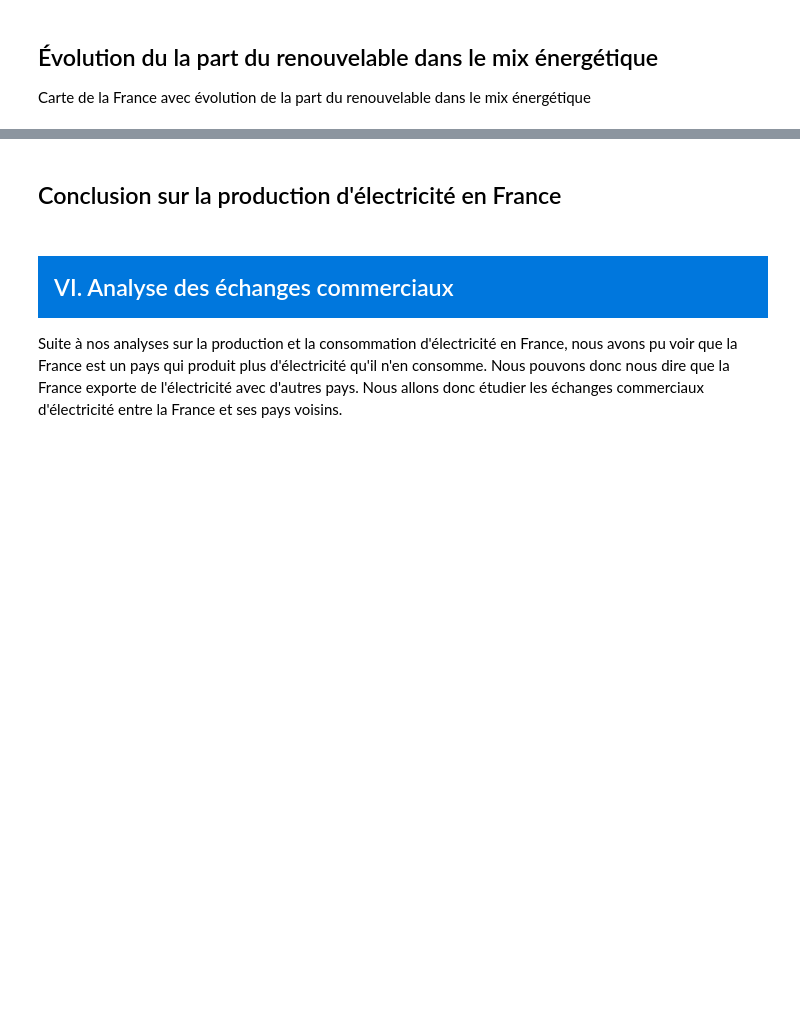
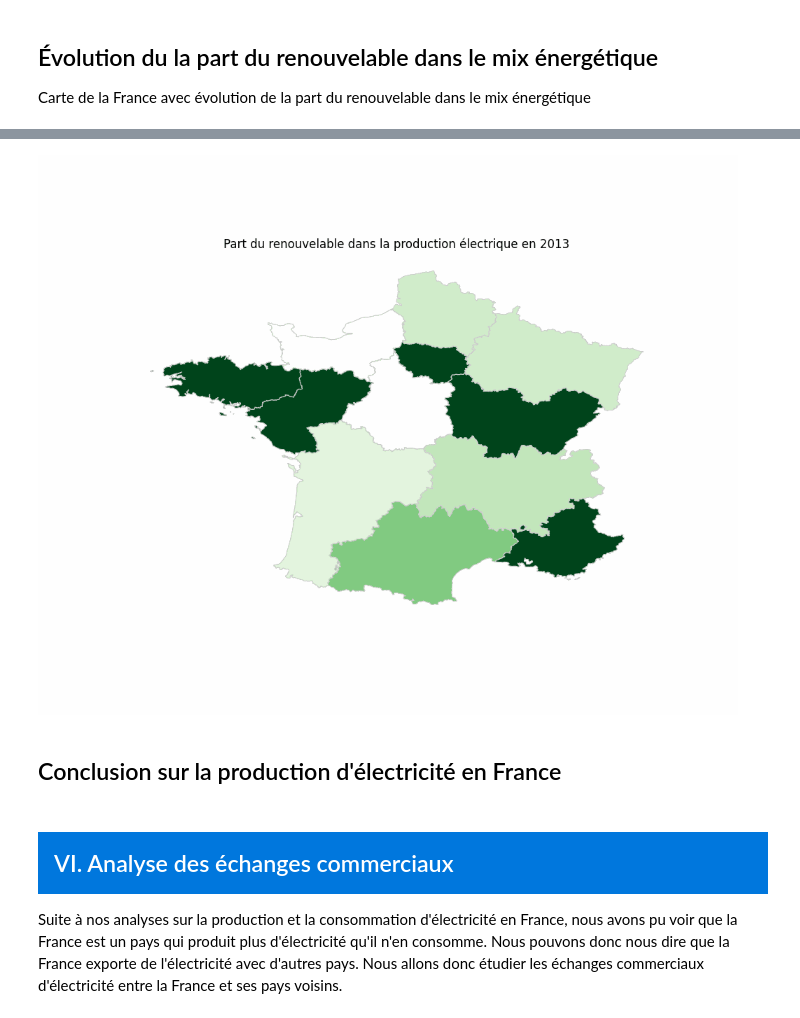
Before and after one commit to Hisqkq/Projet-outinfo, a Jupyter notebook: theo.ipynb, the cells around one changed output, grey strips where cells are left out. Saved outputs shown, nothing was run; the diff lists cells and outputs as text; code cells hidden in the pictures; blank space fills up the shorter version.

```diff
--- a/theo.ipynb
+++ b/theo.ipynb
@@ -571,3 +806,8 @@ Carte de la France avec évolution de la part du renouvelable dans le mix énerg
+# %%
+# Display the animation
+Image(filename='carte_part_du_renouvelable_par_annee.gif')
+# %% [output]
+[figure, added]
 # %% [markdown]
 ## Conclusion sur la production d'électricité en France
 # %% [markdown]
```
Also changed, not shown: parts of 17 cells of this notebook, 3 other files.
